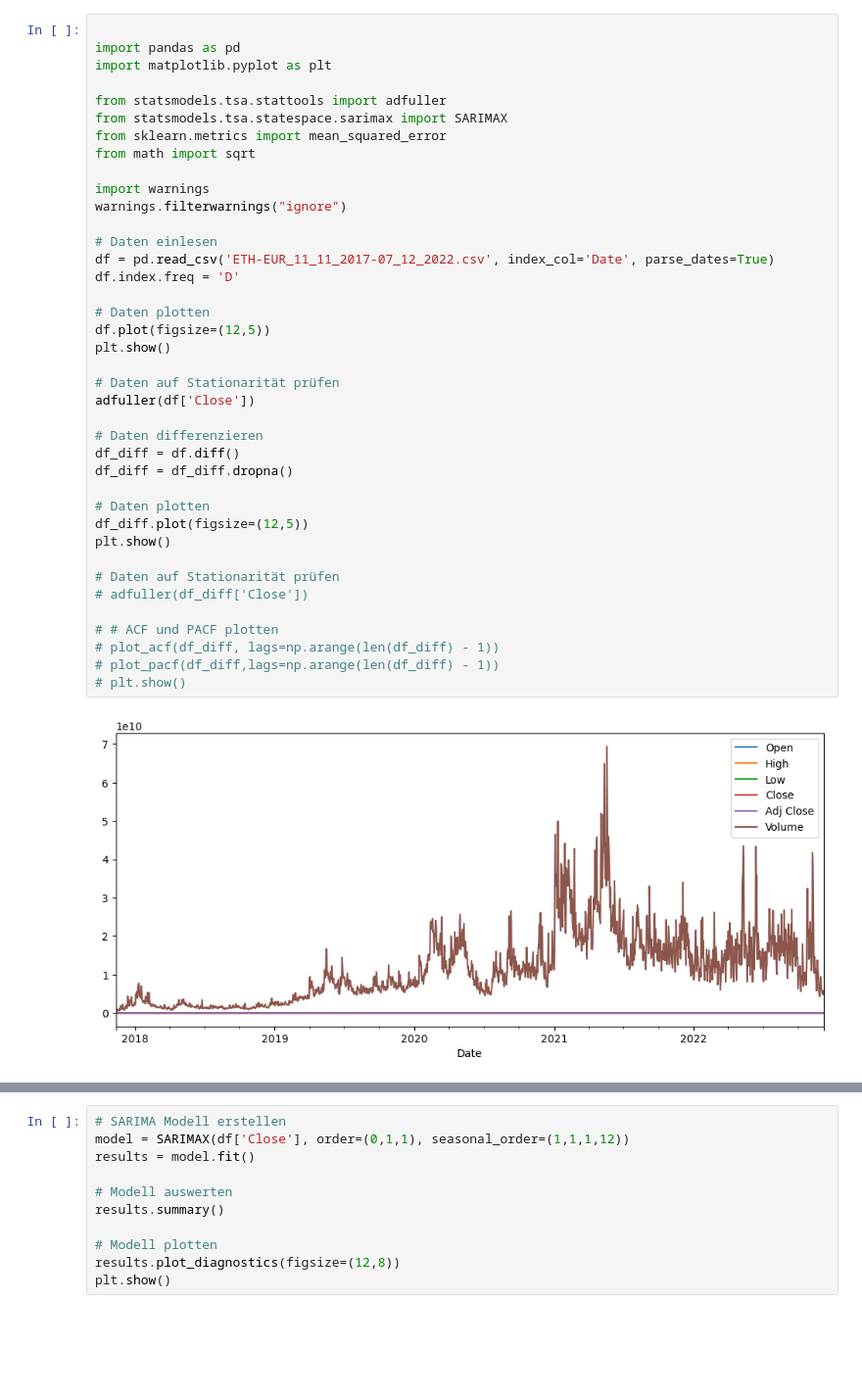
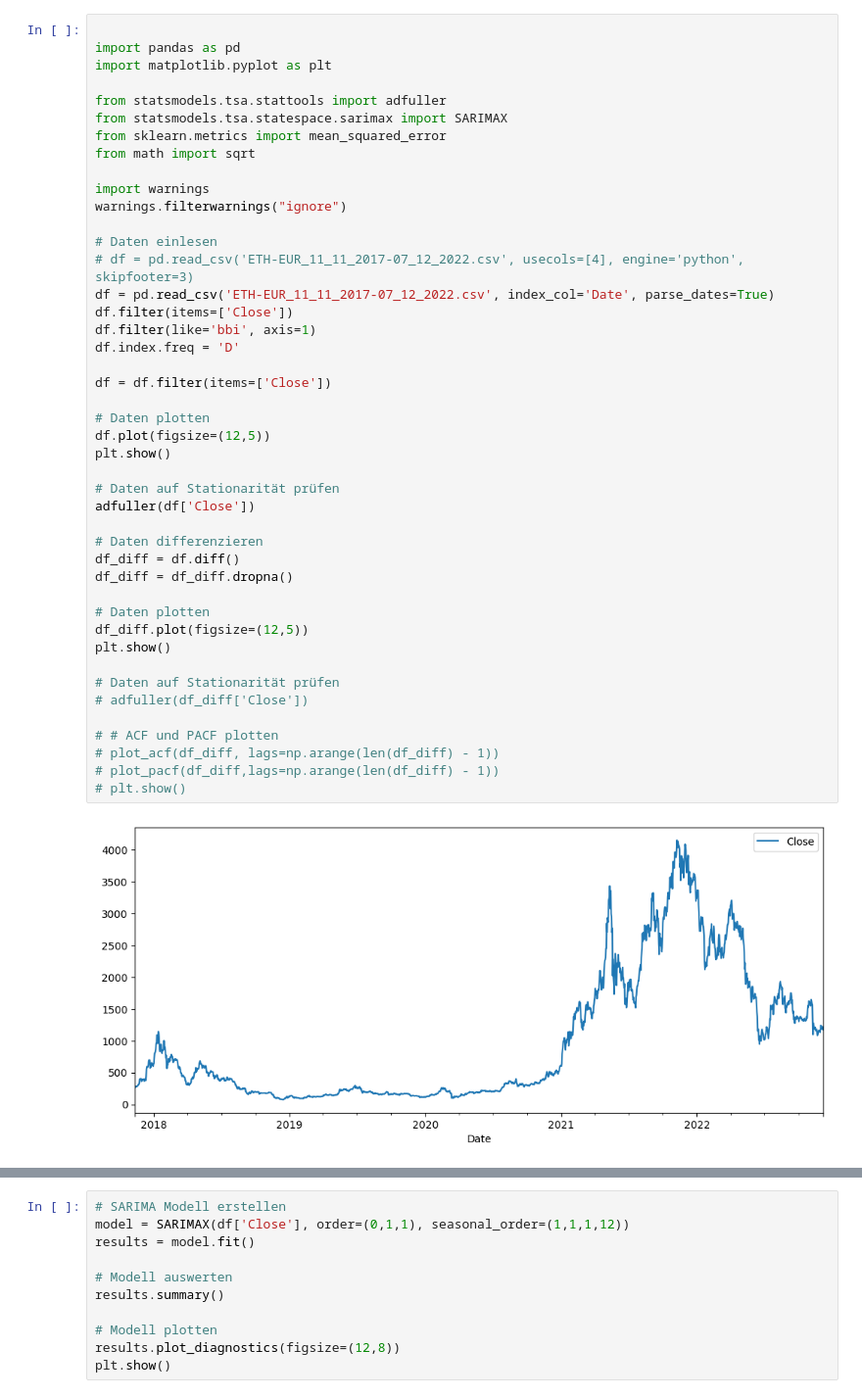
Before and after one commit to Sufferas/deep_learning_project, a Jupyter notebook: deep_Sarima_2.ipynb, the cells around one changed output, grey strips where cells are left out. Shown: that part at 98% size. Saved outputs shown, nothing was run; the diff lists cells and outputs as text; blank space fills up the shorter version.

```diff
--- a/deep_Sarima_2.ipynb
+++ b/deep_Sarima_2.ipynb
@@ -11,31 +11,36 @@ from math import sqrt
 import warnings
 warnings.filterwarnings("ignore")
 
 # Daten einlesen
+# df = pd.read_csv('ETH-EUR_11_11_2017-07_12_2022.csv', usecols=[4], engine='python', skipfooter=3)
 df = pd.read_csv('ETH-EUR_11_11_2017-07_12_2022.csv', index_col='Date', parse_dates=True)
+df.filter(items=['Close'])
+df.filter(like='bbi', axis=1)
 df.index.freq = 'D'
+
+df = df.filter(items=['Close'])
 
 # Daten plotten
 df.plot(figsize=(12,5))
 plt.show()
 
 # Daten auf Stationarität prüfen
 adfuller(df['Close'])
 
 # Daten differenzieren
 df_diff = df.diff()
 df_diff = df_diff.dropna()
 
 # Daten plotten
 df_diff.plot(figsize=(12,5))
 plt.show()
 
 # Daten auf Stationarität prüfen
 # adfuller(df_diff['Close'])
 
 # # ACF und PACF plotten
 # plot_acf(df_diff, lags=np.arange(len(df_diff) - 1))
 # plot_pacf(df_diff,lags=np.arange(len(df_diff) - 1))
 # plt.show()
 # %% [output]
-[figure, old version]
+[figure, new version]
```
Also changed, not shown: parts of 1 cell of this notebook, 2 other files.
